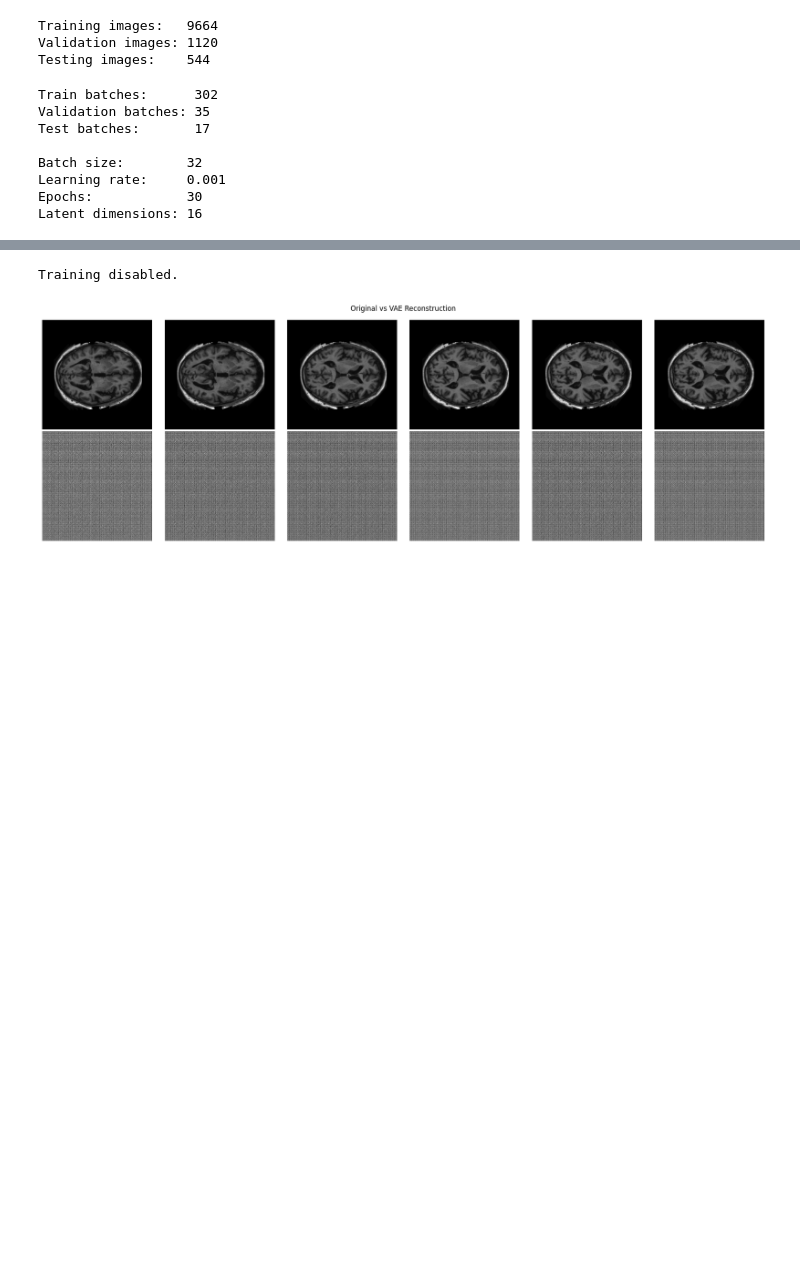
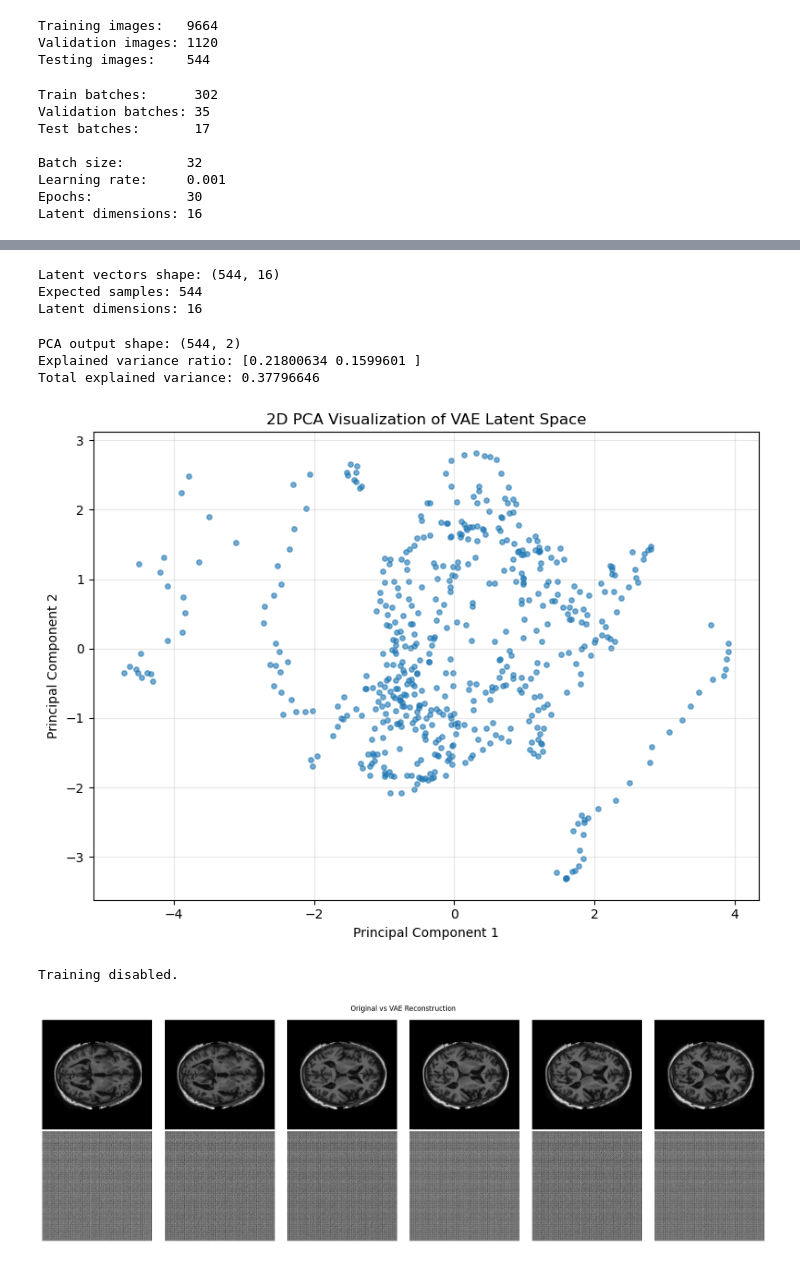
Before and after one commit to Quang365/mri-recognition, a Jupyter notebook: notebooks/VAE.ipynb, the cells around one changed output, grey strips where cells are left out. Saved outputs shown, nothing was run; the diff lists cells and outputs as text; code cells hidden in the pictures; blank space fills up the shorter version.

```diff
--- a/notebooks/VAE.ipynb
+++ b/notebooks/VAE.ipynb
@@ -295,0 +433,59 @@ Latent dimensions: 16
+# %%
+model.eval()
+
+latent_vectors = []
+
+with torch.no_grad():
+    for images in local_test_loader:
+        images = images.to(device)
+
+        mu, logvar = model.encode(images)
+
+        latent_vectors.append(mu.cpu().numpy())
+
+latent_vectors = np.concatenate(latent_vectors, axis=0)
+
+print("Latent vectors shape:", latent_vectors.shape)
+print("Expected samples:", len(test_dataset))
+print("Latent dimensions:", LATENT_DIM)
+# %% [output]
+Latent vectors shape: (544, 16)
+Expected samples: 544
+Latent dimensions: 16
+# %%
+from sklearn.decomposition import PCA
+
+pca = PCA(n_components=2)
+latent_2d = pca.fit_transform(latent_vectors)
+
+print("PCA output shape:", latent_2d.shape)
+print(
+    "Explained variance ratio:",
+    pca.explained_variance_ratio_
+)
+print(
+    "Total explained variance:",
+    pca.explained_variance_ratio_.sum()
+)
+
+plt.figure(figsize=(8, 6))
+
+plt.scatter(
+    latent_2d[:, 0],
+    latent_2d[:, 1],
+    s=15,
+    alpha=0.6
+)
+
+plt.xlabel("Principal Component 1")
+plt.ylabel("Principal Component 2")
+plt.title("2D PCA Visualization of VAE Latent Space")
+plt.grid(alpha=0.3)
+
+plt.tight_layout()
+plt.show()
+# %% [output]
+PCA output shape: (544, 2)
+Explained variance ratio: [0.21800634 0.1599601 ]
+Total explained variance: 0.37796646
+[figure, added]
```
Also changed, not shown: parts of 9 cells of this notebook.
